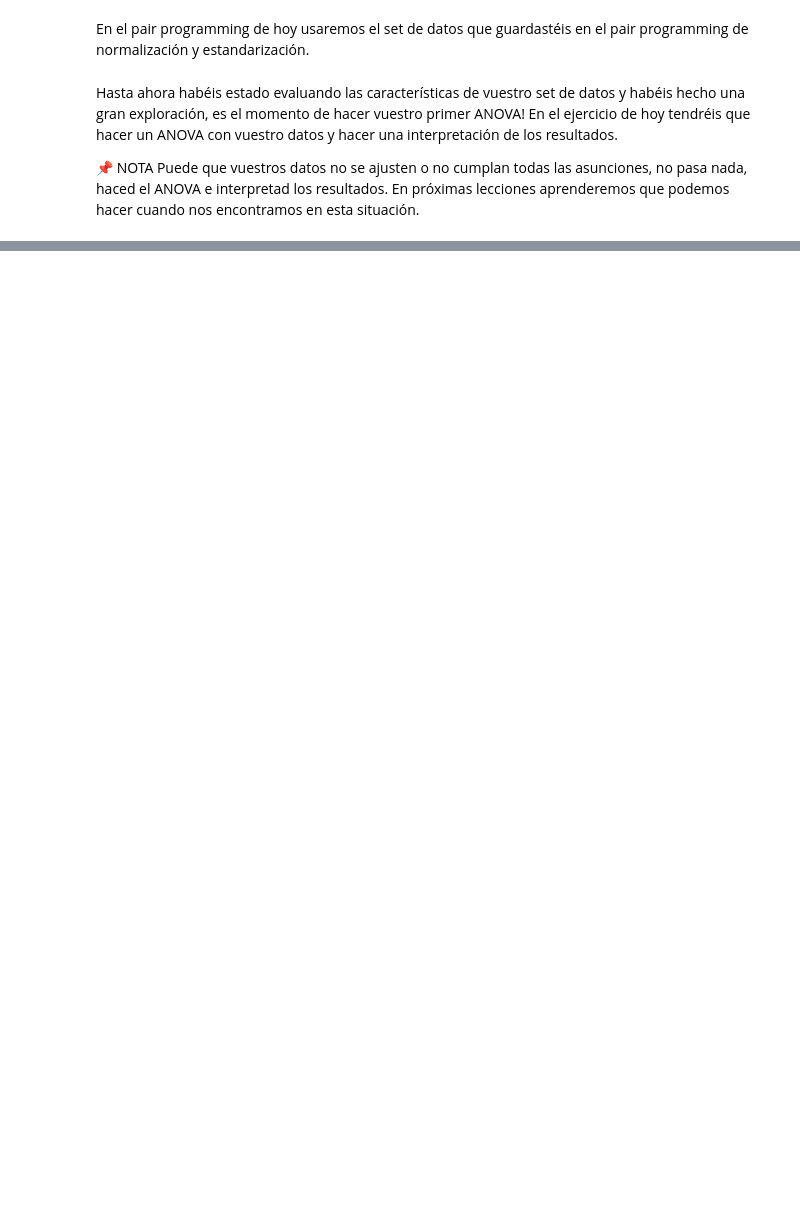
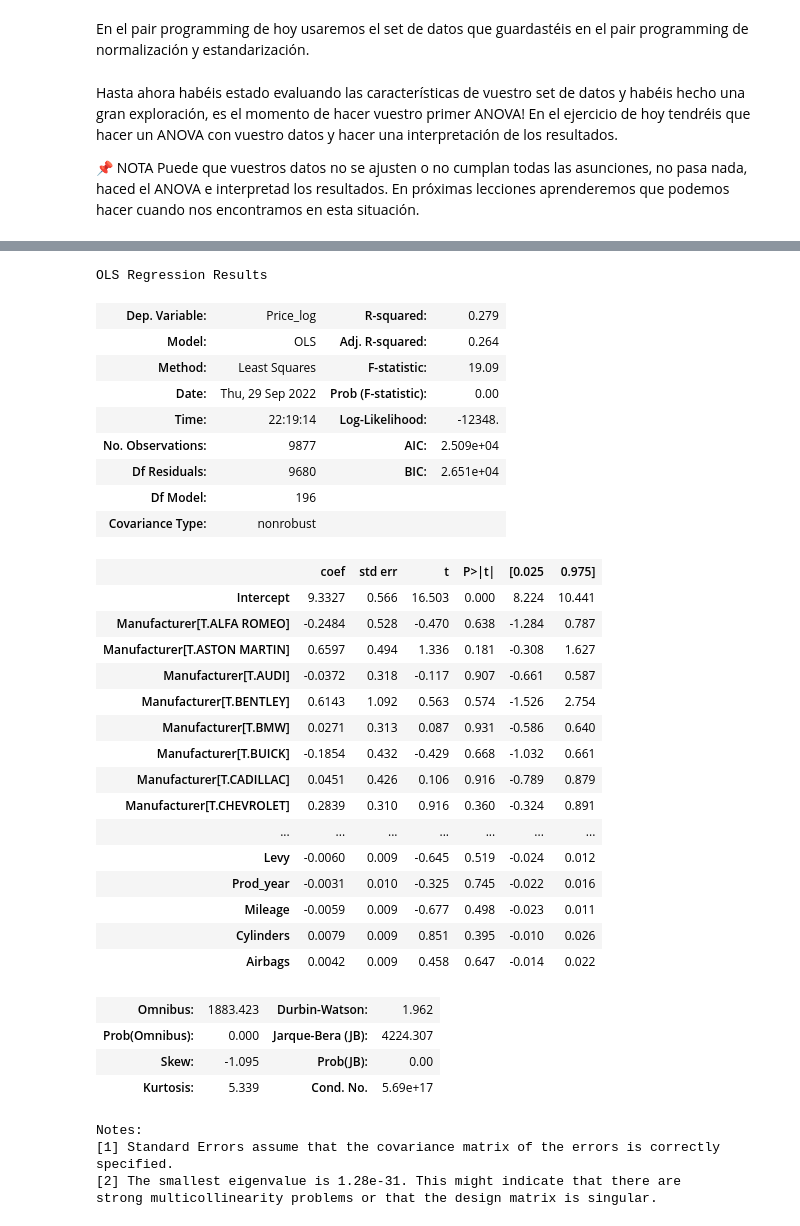
Before and after one commit to Adalab/DA-PROMO-B-MODULO-3-SPRINT-1-ANAIS-ARIANA, a Jupyter notebook: regresion_lineal/RegresiónLineal7.ipynb, the cells around one changed output, grey strips where cells are left out. Drawn from its saved outputs; the diff is of its cells as text; code cells hidden in the pictures; blank space fills up the shorter version.

Commit message:
ANOVA

```diff
--- a/regresion_lineal/RegresiónLineal7.ipynb
+++ b/regresion_lineal/RegresiónLineal7.ipynb
@@ -61,0 +68,2 @@ Hasta ahora habéis estado evaluando las características de vuestro set de dato
+# %%
+df.rename(columns={'Prod. year':'Prod_year', 'Leather interior':'Leather_interior', 'Fuel type':'Fuel_type', 'Engine volume':'Engine_volume', 'Gear box type':'Gear_box_type', 'Drive wheels':'Drive_wheels'}, inplace=True)
@@ -62,4 +82,4 @@ Hasta ahora habéis estado evaluando las características de vuestro set de dato
 # %%
-# iniciamos nuestro anova. Recordemos que la variable respuesta es el precio de las casas (median_house_value)
-lm = ols('Price_log ~ CRIM  + ZN + INDUS + CHAS + NOX + RM + AGE + DIS + RAD + TAX + PTRATIO + B + LSTAT' , data=df).fit()
+# iniciamos nuestro anova. Recordemos que la variable respuesta es el precio de los coches
+lm = ols('Price_log ~ Levy + Manufacturer + Prod_year + Category + Leather_interior + Fuel_type + Engine_volume + Mileage + Cylinders + Gear_box_type + Drive_wheels + Doors + Color + Airbags', data = df).fit()
 sm.stats.anova_lm(lm)
@@ -65,0 +103,37 @@ sm.stats.anova_lm(lm)
+# %%
+lm.summary()
+# %% [output]
+OLS Regression Results
+| Dep. Variable: | Price_log | R-squared: | 0.279 |
+| Model: | OLS | Adj. R-squared: | 0.264 |
+| Method: | Least Squares | F-statistic: | 19.09 |
+| Date: | Thu, 29 Sep 2022 | Prob (F-statistic): | 0.00 |
+| Time: | 22:19:14 | Log-Likelihood: | -12348. |
+| No. Observations: | 9877 | AIC: | 2.509e+04 |
+| Df Residuals: | 9680 | BIC: | 2.651e+04 |
+| Df Model: | 196 |  |  |
+| Covariance Type: | nonrobust |  |  |
+|  | coef | std err | t | P>|t| | [0.025 | 0.975] |
+| Intercept | 9.3327 | 0.566 | 16.503 | 0.000 | 8.224 | 10.441 |
+| Manufacturer[T.ALFA ROMEO] | -0.2484 | 0.528 | -0.470 | 0.638 | -1.284 | 0.787 |
+| Manufacturer[T.ASTON MARTIN] | 0.6597 | 0.494 | 1.336 | 0.181 | -0.308 | 1.627 |
+| Manufacturer[T.AUDI] | -0.0372 | 0.318 | -0.117 | 0.907 | -0.661 | 0.587 |
+| Manufacturer[T.BENTLEY] | 0.6143 | 1.092 | 0.563 | 0.574 | -1.526 | 2.754 |
+| Manufacturer[T.BMW] | 0.0271 | 0.313 | 0.087 | 0.931 | -0.586 | 0.640 |
+| Manufacturer[T.BUICK] | -0.1854 | 0.432 | -0.429 | 0.668 | -1.032 | 0.661 |
+| Manufacturer[T.CADILLAC] | 0.0451 | 0.426 | 0.106 | 0.916 | -0.789 | 0.879 |
+| Manufacturer[T.CHEVROLET] | 0.2839 | 0.310 | 0.916 | 0.360 | -0.324 | 0.891 |
+| ... | ... | ... | ... | ... | ... | ... |
+| Levy | -0.0060 | 0.009 | -0.645 | 0.519 | -0.024 | 0.012 |
+| Prod_year | -0.0031 | 0.010 | -0.325 | 0.745 | -0.022 | 0.016 |
+| Mileage | -0.0059 | 0.009 | -0.677 | 0.498 | -0.023 | 0.011 |
+| Cylinders | 0.0079 | 0.009 | 0.851 | 0.395 | -0.010 | 0.026 |
+| Airbags | 0.0042 | 0.009 | 0.458 | 0.647 | -0.014 | 0.022 |
+| Omnibus: | 1883.423 | Durbin-Watson: | 1.962 |
+| Prob(Omnibus): | 0.000 | Jarque-Bera (JB): | 4224.307 |
+| Skew: | -1.095 | Prob(JB): | 0.00 |
+| Kurtosis: | 5.339 | Cond. No. | 5.69e+17 |
+Notes:
+[1] Standard Errors assume that the covariance matrix of the errors is correctly specified.
+[2] The smallest eigenvalue is 1.28e-31. This might indicate that there are
+strong multicollinearity problems or that the design matrix is singular.
```
Also changed, not shown: parts of 5 cells of this notebook, 12 other files.
